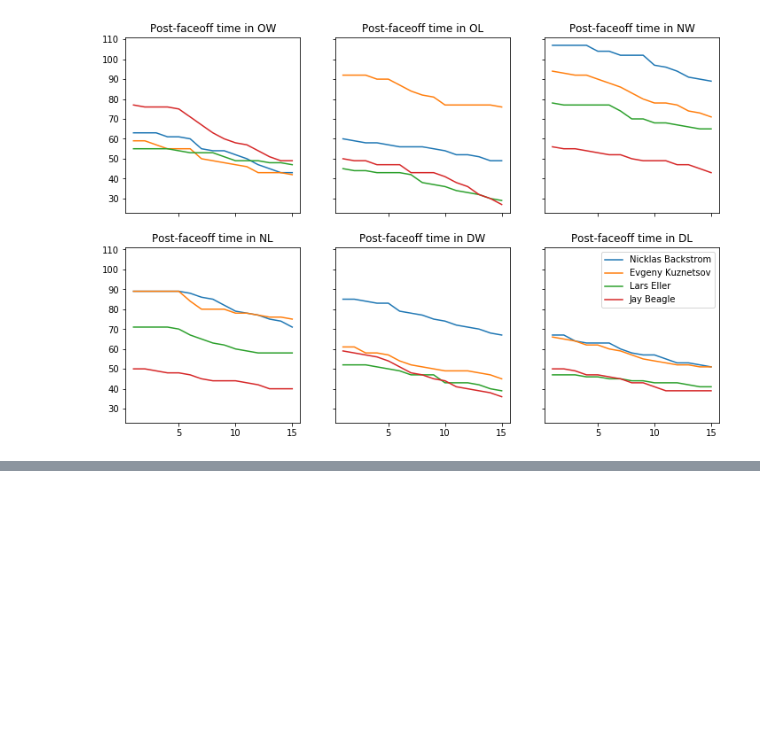
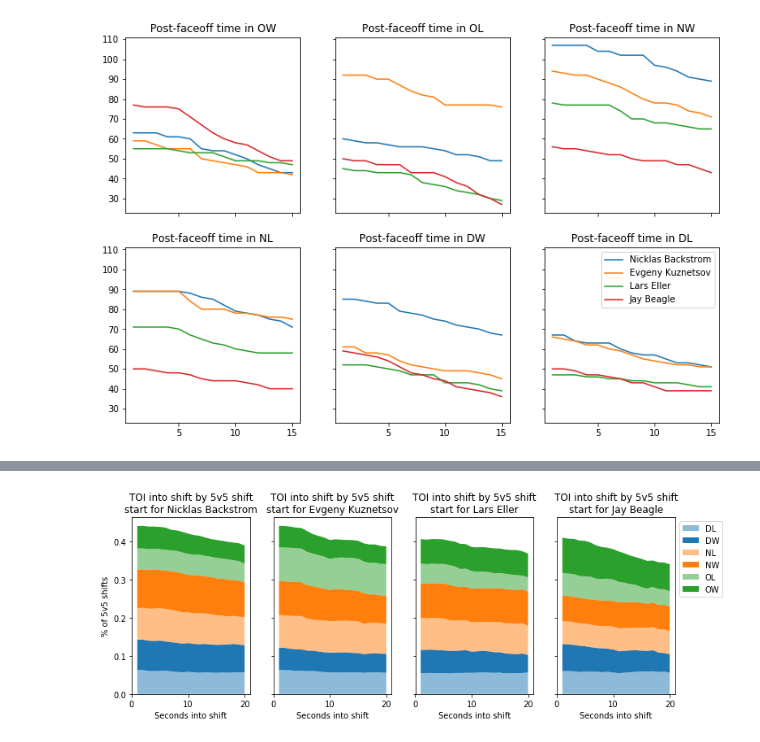
Before and after one commit to muneebalam/scrapenhl2, a Jupyter notebook: examples/Shot Rates After Faceoffs.ipynb, the cells around one changed output, grey strips where cells are left out. Drawn from its saved outputs; the diff is of its cells as text; code cells hidden in the pictures; blank space fills up the shorter version.

Commit message:
Updated with new graph

```diff
--- a/examples/Shot Rates After Faceoffs.ipynb
+++ b/examples/Shot Rates After Faceoffs.ipynb
@@ -105,7 +102,7 @@ draws_joined.loc[:, 'ZS'] = draws_joined[['Game', 'PlayerID', 'ZS']] \
 draws_joined.loc[:, 'TimeSinceLastDraw'] = draws_joined.Time - draws_joined.LastDraw
 
 draws_joined = draws_joined[pd.notnull(draws_joined.TimeSinceLastDraw)] \
-    .query("TimeSinceLastDraw <= 15 & TimeSinceLastDraw > 0")
+    .query("TimeSinceLastDraw > 0")
 
 draws_joined.head()
 # %% [output]
@@ -232,0 +280,13 @@ plot_comparison(alljoined, 'N', *players)
+# %%
+# Add to original
+alljoined2 = pd.concat([alljoined[['Player', 'ZS', 'TimeSinceLastDraw', 'TOI']], counts])
+alljoined2 = alljoined2.sort_values(['Player', 'ZS', 'TimeSinceLastDraw'])
+
+# Convert to percentages
+totals = alljoined2.drop('ZS', axis=1) \
+    .groupby(['Player', 'TimeSinceLastDraw'], as_index=False) \
+    .sum() \
+    .rename(columns={'TOI': 'TotalTOI'})
+alljoined3 = alljoined2.merge(totals, how='left', on=['Player', 'TimeSinceLastDraw'])
+alljoined3.loc[:, 'TOI'] = alljoined3.TOI / alljoined3.TotalTOI
+alljoined3.head()
@@ -232,0 +300,32 @@ plot_comparison(alljoined, 'N', *players)
+# %%
+def plot_stacked_area(df, p, ax, limit=20):
+    zones = ['OW', 'OL', 'NW', 'NL', 'DW', 'DL'][::-1]  # for DZ at bottom
+
+    # Set colors
+    color_cycle = plt.rcParams['axes.prop_cycle'].by_key()['color']
+    colors = [mplc.to_rgba(color_cycle[0], alpha=0.5), color_cycle[0],
+             mplc.to_rgba(color_cycle[1], alpha=0.5), color_cycle[1],
+             mplc.to_rgba(color_cycle[2], alpha=0.5), color_cycle[2]]
+
+
+    struct = pd.DataFrame({'TimeSinceLastDraw': range(1, limit+1, 1)}).assign(Player=p)
+    struct = struct.merge(df[['Player', 'TimeSinceLastDraw', 'ZS', 'TOI']],
+                          how='left', on=['Player', 'TimeSinceLastDraw'])
+    struct = struct.pivot_table(index=['Player', 'TimeSinceLastDraw'], columns='ZS', values='TOI').reset_index()
+    struct = struct.fillna(method='ffill')
+    ax.stackplot(struct.TimeSinceLastDraw, [struct[zone] for zone in zones], labels=zones, colors=colors)
+    ax.set_title('TOI into shift by 5v5 shift\nstart for {0:s}'.format(p))
+    ax.set_xlabel('Seconds into shift')
+    legend(loc=2)
+
+def plot_tois(df, *comp_players):
+    fig, axes = subplots(1, 4, sharex=True, sharey=True, figsize=[12, 4])
+    axes = axes.flatten()
+    for i, p in enumerate(comp_players):
+        plot_stacked_area(df, p, axes[i])
+    legend(loc=2, bbox_to_anchor=(1, 1))
+    axes[0].set_ylabel('% of 5v5 shifts')
+
+plot_tois(alljoined3, *comp_players)
+# %% [output]
+[figure, added]
```
Also changed, not shown: parts of 8 cells of this notebook.
